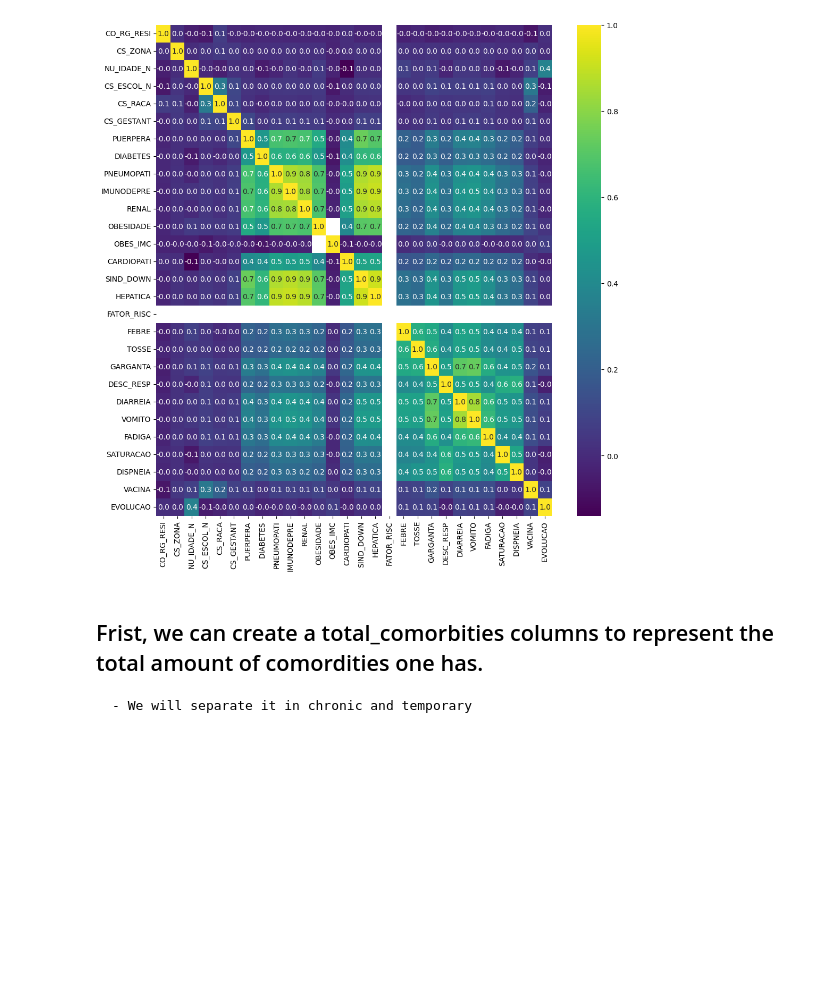
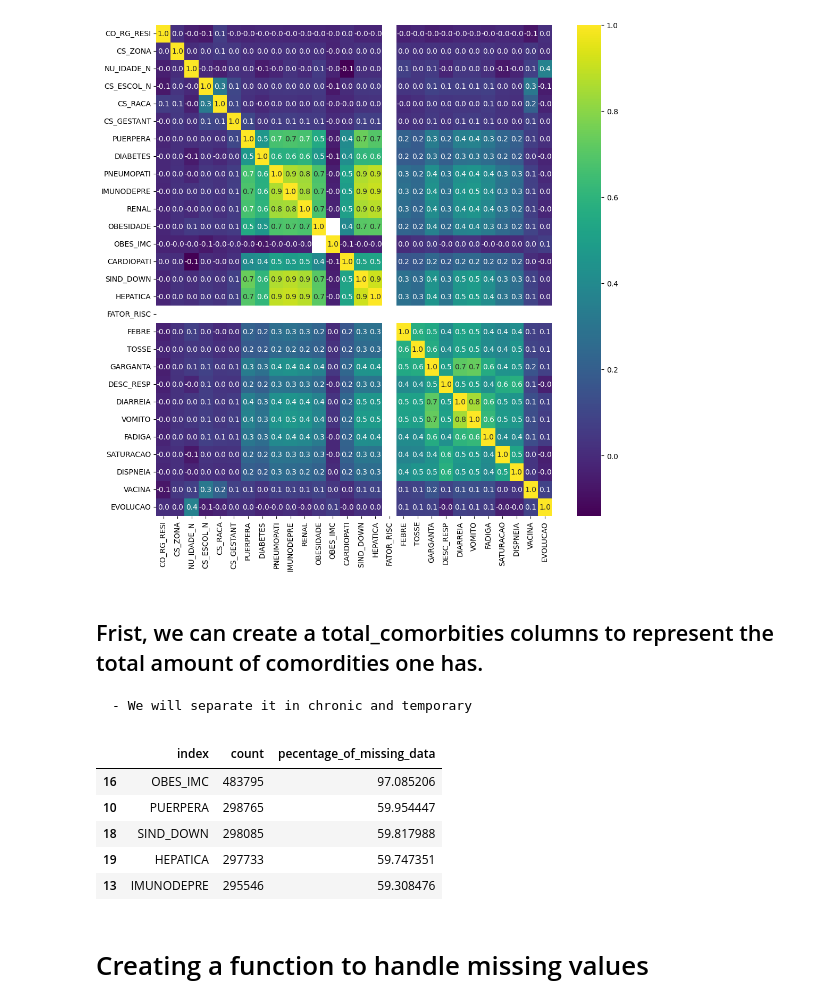
Before and after one commit to auserafim/ai-notebooks, a Jupyter notebook: covid_in_brazil/covid_in_brazil.ipynb, the cells around one changed output. Cells and saved outputs as stored; diff of their text form; code cells hidden in the pictures; blank space fills up the shorter version.

```diff
--- a/covid_in_brazil/covid_in_brazil.ipynb
+++ b/covid_in_brazil/covid_in_brazil.ipynb
@@ -340,10 +333,14 @@ df_no_nulls['total_temporary_cormodity'] = (df_no_nulls[["FEBRE",
                                                         "FADIGA",
                                                         "SATURACAO",
                                                         "DISPNEIA"]]== 1.0).sum(axis=1)
-# %%
-x = df_no_nulls['total_chronic_cormodity']
-# x =  df_no_nulls['total_temporary_cormodity']
-
-
-
-# If the person has febre, tosse, gargatanta, diarreia and vomito the changes of having fadiga is high?
+# %%
+x.head()
+# %% [output]
+|  | index | count | pecentage_of_missing_data |
+| 16 | OBES_IMC | 483795 | 97.085206 |
+| 10 | PUERPERA | 298765 | 59.954447 |
+| 18 | SIND_DOWN | 298085 | 59.817988 |
+| 19 | HEPATICA | 297733 | 59.747351 |
+| 13 | IMUNODEPRE | 295546 | 59.308476 |
+# %% [markdown]
+# Creating a function to handle missing values
```
Also changed, not shown: parts of 15 cells of this notebook, 7 other files.
